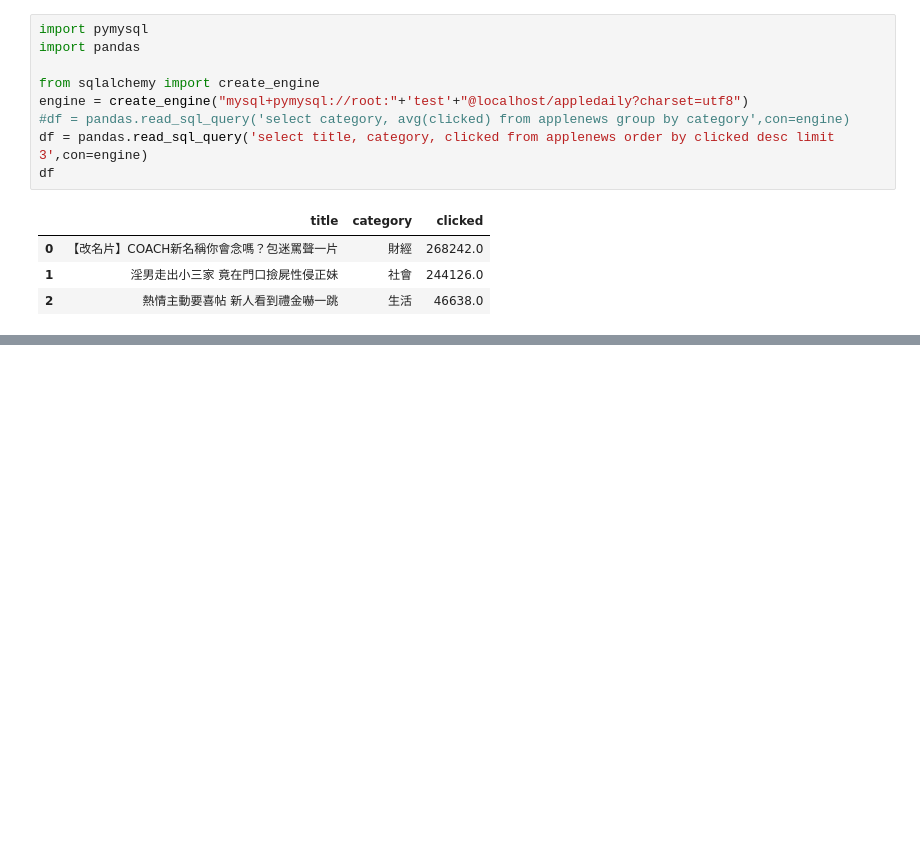
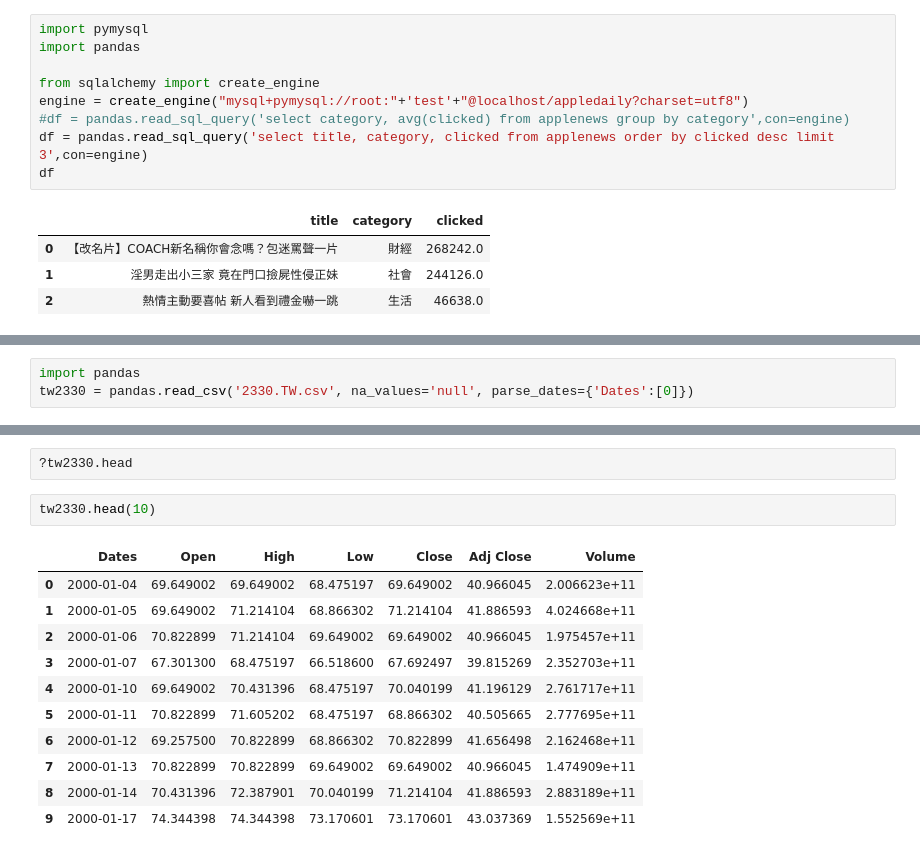
Before and after one commit to ywchiu/pyfintech, a Jupyter notebook: Demo20171012_2.ipynb, the cells around one changed output, grey strips where cells are left out. Drawn from its saved outputs; the diff is of its cells as text; blank space fills up the shorter version.

```diff
--- a/Demo20171012_2.ipynb
+++ b/Demo20171012_2.ipynb
@@ -467,0 +470,3 @@ df
+# %%
+import pandas
+tw2330 = pandas.read_csv('2330.TW.csv', na_values='null', parse_dates={'Dates':[0]})
@@ -467,0 +552,16 @@ df
+# %%
+?tw2330.head
+# %%
+tw2330.head(10)
+# %% [output]
+|  | Dates | Open | High | Low | Close | Adj Close | Volume |
+| 0 | 2000-01-04 | 69.649002 | 69.649002 | 68.475197 | 69.649002 | 40.966045 | 2.006623e+11 |
+| 1 | 2000-01-05 | 69.649002 | 71.214104 | 68.866302 | 71.214104 | 41.886593 | 4.024668e+11 |
+| 2 | 2000-01-06 | 70.822899 | 71.214104 | 69.649002 | 69.649002 | 40.966045 | 1.975457e+11 |
+| 3 | 2000-01-07 | 67.301300 | 68.475197 | 66.518600 | 67.692497 | 39.815269 | 2.352703e+11 |
+| 4 | 2000-01-10 | 69.649002 | 70.431396 | 68.475197 | 70.040199 | 41.196129 | 2.761717e+11 |
+| 5 | 2000-01-11 | 70.822899 | 71.605202 | 68.475197 | 68.866302 | 40.505665 | 2.777695e+11 |
+| 6 | 2000-01-12 | 69.257500 | 70.822899 | 68.866302 | 70.822899 | 41.656498 | 2.162468e+11 |
+| 7 | 2000-01-13 | 70.822899 | 70.822899 | 69.649002 | 69.649002 | 40.966045 | 1.474909e+11 |
+| 8 | 2000-01-14 | 70.431396 | 72.387901 | 70.040199 | 71.214104 | 41.886593 | 2.883189e+11 |
+| 9 | 2000-01-17 | 74.344398 | 74.344398 | 73.170601 | 73.170601 | 43.037369 | 1.552569e+11 |
```
Also changed, not shown: parts of 23 cells of this notebook.
